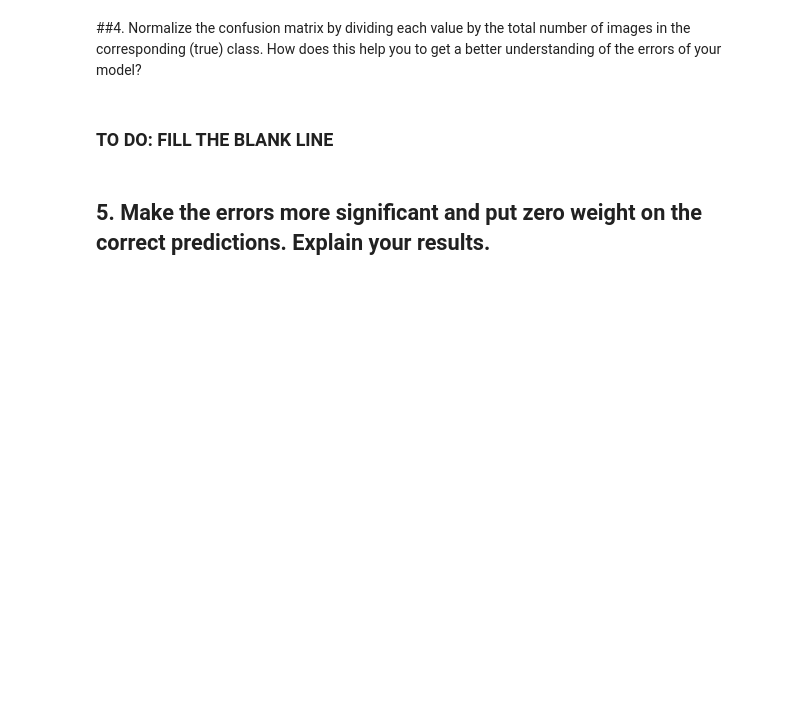
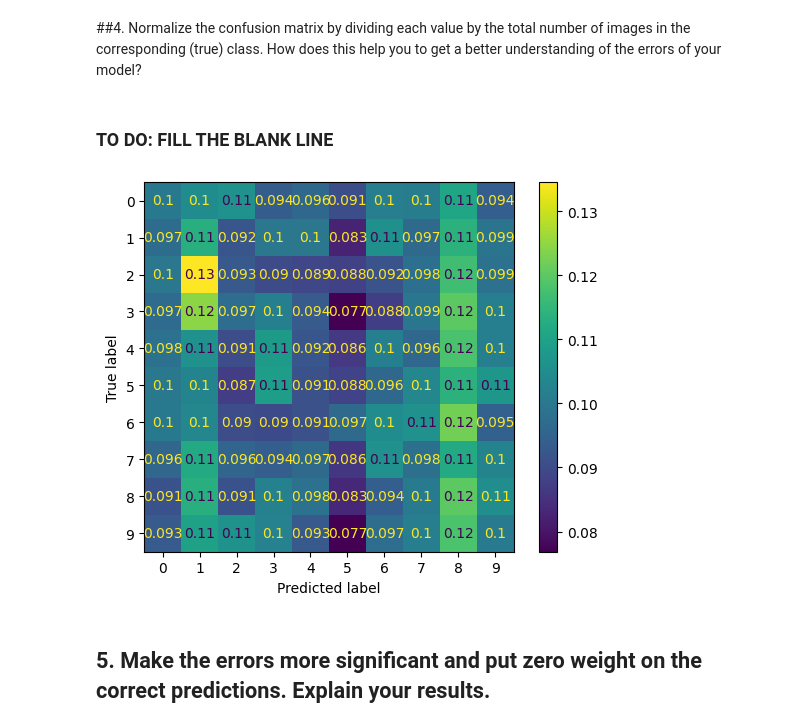
Before and after one commit to mr-nudo/intelligent-tools, a Jupyter notebook: Confusion_Matrix.ipynb, the cells around one changed output. Saved outputs shown, nothing was run; the diff lists cells and outputs as text; code cells hidden in the pictures; blank space fills up the shorter version.

```diff
--- a/Confusion_Matrix.ipynb
+++ b/Confusion_Matrix.ipynb
@@ -73,9 +75,15 @@ plt.show()
 ### **TO DO: FILL THE BLANK LINE**
 # %%
 plt.rc('font', size=10)
-ConfusionMatrixDisplay.#----- fill here
+ConfusionMatrixDisplay.from_predictions(
+    y_test,
+    y_train_pred,
+    normalize='true'
+)
 
 plt.show()
+# %% [output]
+[figure, added]
 # %% [markdown]
 ## 5. Make the errors more significant and put zero weight on the correct predictions. Explain your results.
 # %% [markdown]
```
Also changed, not shown: parts of 3 cells of this notebook.
